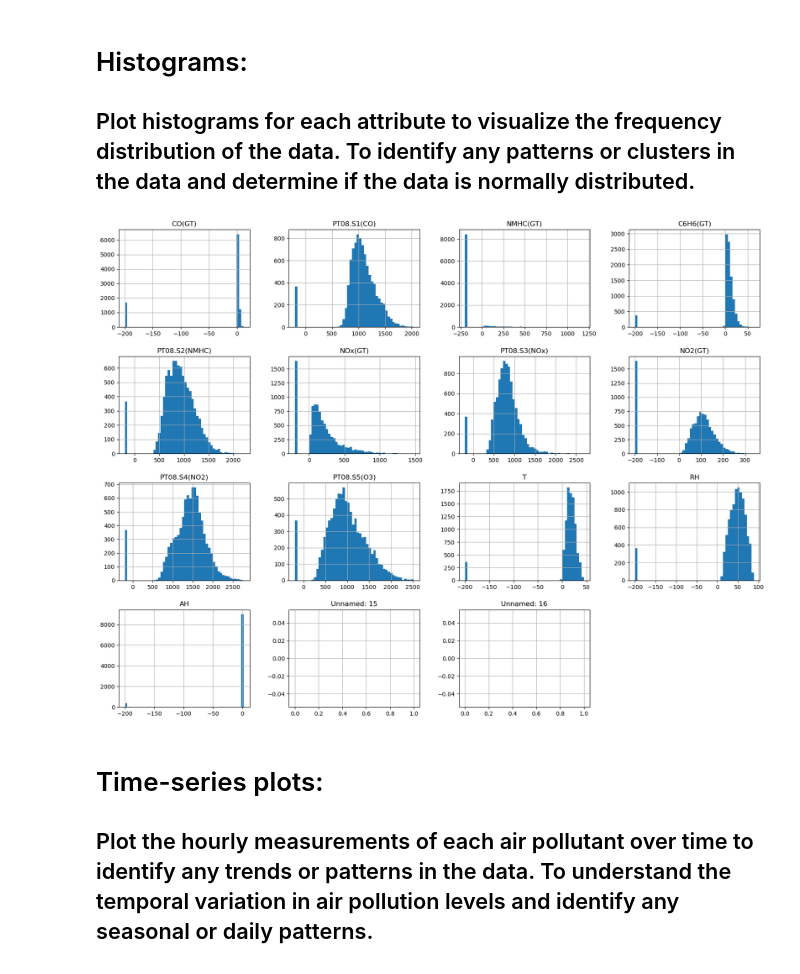
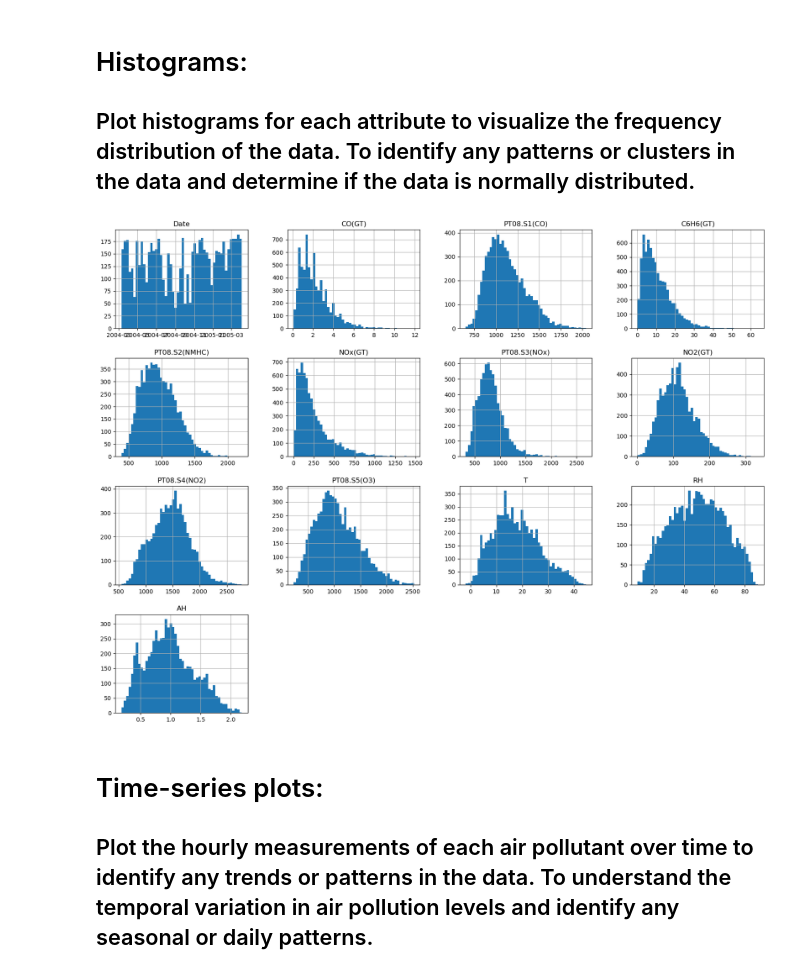
Before and after one commit to DilankaLaknath/air-quality-prediction-and-analysis, a Jupyter notebook: air_quality.ipynb, the cells around one changed output. Cells and saved outputs as stored; diff of their text form; code cells hidden in the pictures.

Commit message:
Added data cleaning, time series, box plot and correlation matrix

```diff
--- a/air_quality.ipynb
+++ b/air_quality.ipynb
@@ -0,0 +80,8 @@
+# %%
+#Formatting Date and Time to datetime type
+
+df['Date'] = pd.to_datetime(df['Date'],dayfirst=True)
+
+df['Time'] = pd.to_datetime(df['Time'], format='%H:%M:%S').dt.time
+
+df.head()
@@ -0,0 +101,6 @@
+# %%
+#Removing NMHC(GT) sensor due to amount of null values
+
+df.drop('NMHC(GT)', axis=1, inplace=True)
+
+df.info()
@@ -0,0 +162,2 @@
+# %%
+df=df.dropna()
@@ -0,0 +187,3 @@
+# %%
+# Eliminating all duplicated rows with drop_duplicates
+df.drop_duplicates(inplace= True)
@@ -43,17 +285,11 @@ max      44.600000    88.700000     2.231000          NaN          NaN
 
 ## Plot histograms for each attribute to visualize the frequency distribution of the data. To identify any patterns or clusters in the data and determine if the data is normally distributed.
 # %%
-import pandas as pd
-import matplotlib.pyplot as plt
-
-# Load the dataset
-df = pd.read_csv('AirQualityData.csv')
-
 # Plot histograms for each attribute
 df.hist(bins=50, figsize=(20,15))
 plt.show()
 # %% [output]
-[figure, old version]
+[figure, new version]
 # %% [markdown]
 # Time-series plots:
 
```
Also changed, not shown: parts of 27 cells of this notebook.
